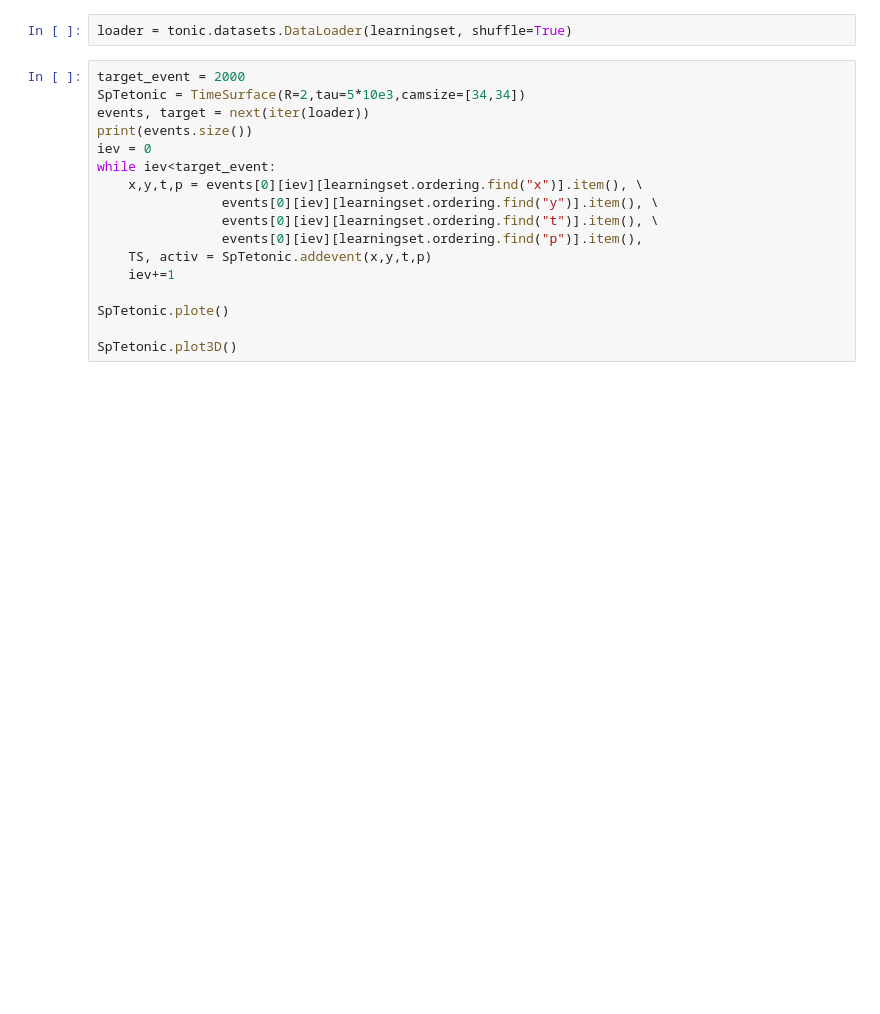
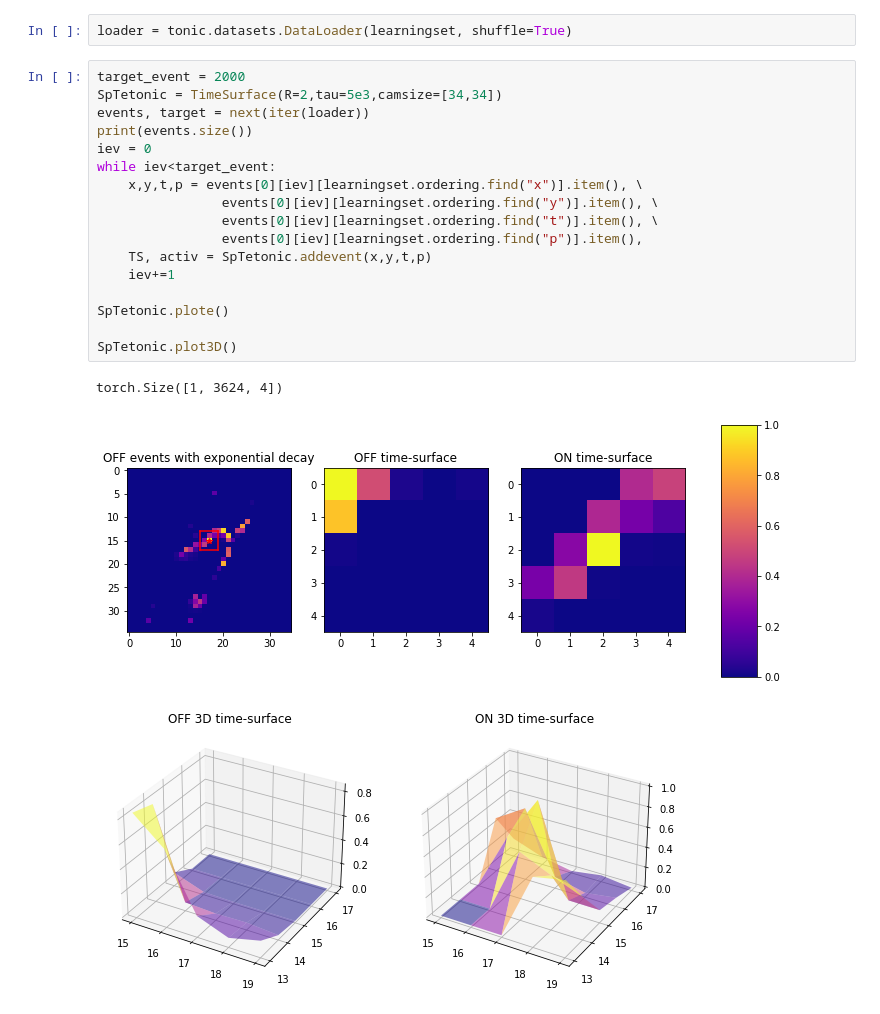
Before and after one commit to SpikeAI/HOTS, a Jupyter notebook: notebooks/BASICS_01_SpatioTemporalSurface.ipynb, the cells around one changed output. Cells and saved outputs as stored; diff of their text form; blank space fills up the shorter version.

```diff
--- a/notebooks/BASICS_01_SpatioTemporalSurface.ipynb
+++ b/notebooks/BASICS_01_SpatioTemporalSurface.ipynb
@@ -76,20 +80,24 @@ learningset = tonic.datasets.NMNIST(save_to='../Data/',
 loader = tonic.datasets.DataLoader(learningset, shuffle=True)
 # %%
 target_event = 2000
-SpTetonic = TimeSurface(R=2,tau=5*10e3,camsize=[34,34])
+SpTetonic = TimeSurface(R=2,tau=5e3,camsize=[34,34])
 events, target = next(iter(loader))
 print(events.size())
 iev = 0
 while iev<target_event:
     x,y,t,p = events[0][iev][learningset.ordering.find("x")].item(), \
                 events[0][iev][learningset.ordering.find("y")].item(), \
                 events[0][iev][learningset.ordering.find("t")].item(), \
                 events[0][iev][learningset.ordering.find("p")].item(),
     TS, activ = SpTetonic.addevent(x,y,t,p)
     iev+=1
 
 SpTetonic.plote()
 
 SpTetonic.plot3D()
+# %% [output]
+torch.Size([1, 3624, 4])
+[figure, added]
+[figure, added]
 # %%
 iev = 0
```
Also changed, not shown: parts of 5 cells of this notebook, 15 other files.
